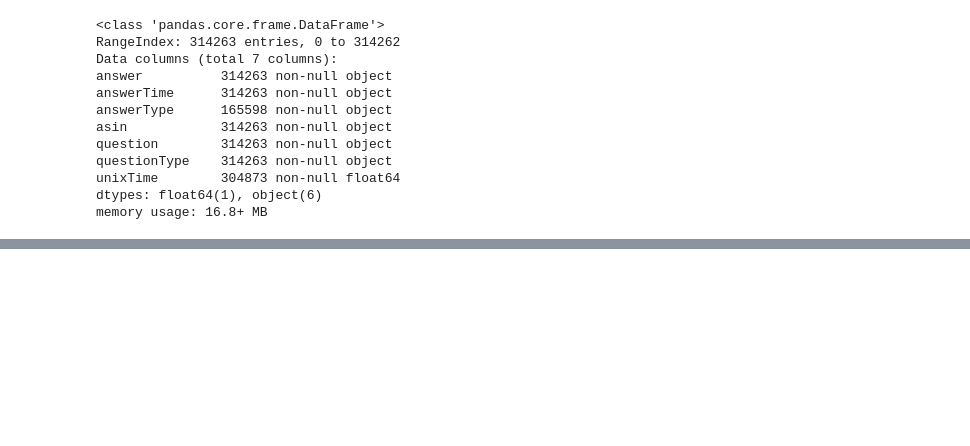
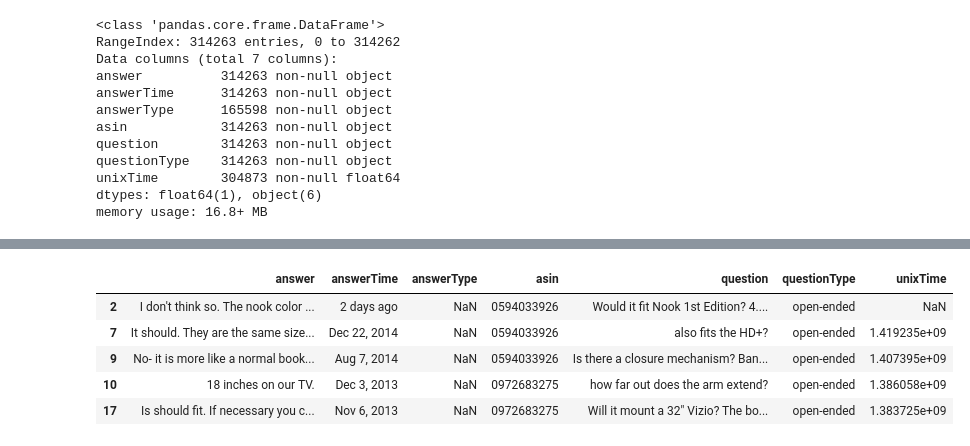
Before and after one commit to wccosby/Metis_passion_project, a Jupyter notebook: data_scripts.ipynb, the cells around one changed output, grey strips where cells are left out. Saved outputs shown, nothing was run; the diff lists cells and outputs as text; code cells hidden in the pictures; blank space fills up the shorter version.

```diff
--- a/data_scripts.ipynb
+++ b/data_scripts.ipynb
@@ -112,0 +212,3 @@ memory usage: 16.8+ MB
+# %%
+qa_train = qa_df[pd.notnull(qa_df['answerType'])]
+qa_test = qa_df[qa_df['answerType'].isnull()]
@@ -112,0 +245,9 @@ memory usage: 16.8+ MB
+# %%
+qa_test.head()
+# %% [output]
+|  | answer | answerTime | answerType | asin | question | questionType | unixTime |
+| 2 | I don't think so. The nook color ... | 2 days ago | NaN | 0594033926 | Would it fit Nook 1st Edition? 4.... | open-ended | NaN |
+| 7 | It should. They are the same size... | Dec 22, 2014 | NaN | 0594033926 | also fits the HD+? | open-ended | 1.419235e+09 |
+| 9 | No- it is more like a normal book... | Aug 7, 2014 | NaN | 0594033926 | Is there a closure mechanism? Ban... | open-ended | 1.407395e+09 |
+| 10 | 18 inches on our TV. | Dec 3, 2013 | NaN | 0972683275 | how far out does the arm extend? | open-ended | 1.386058e+09 |
+| 17 | Is should fit. If necessary you c... | Nov 6, 2013 | NaN | 0972683275 | Will it mount a 32" Vizio? The bo... | open-ended | 1.383725e+09 |
```
Also changed, not shown: parts of 14 cells of this notebook, 2 other files.
